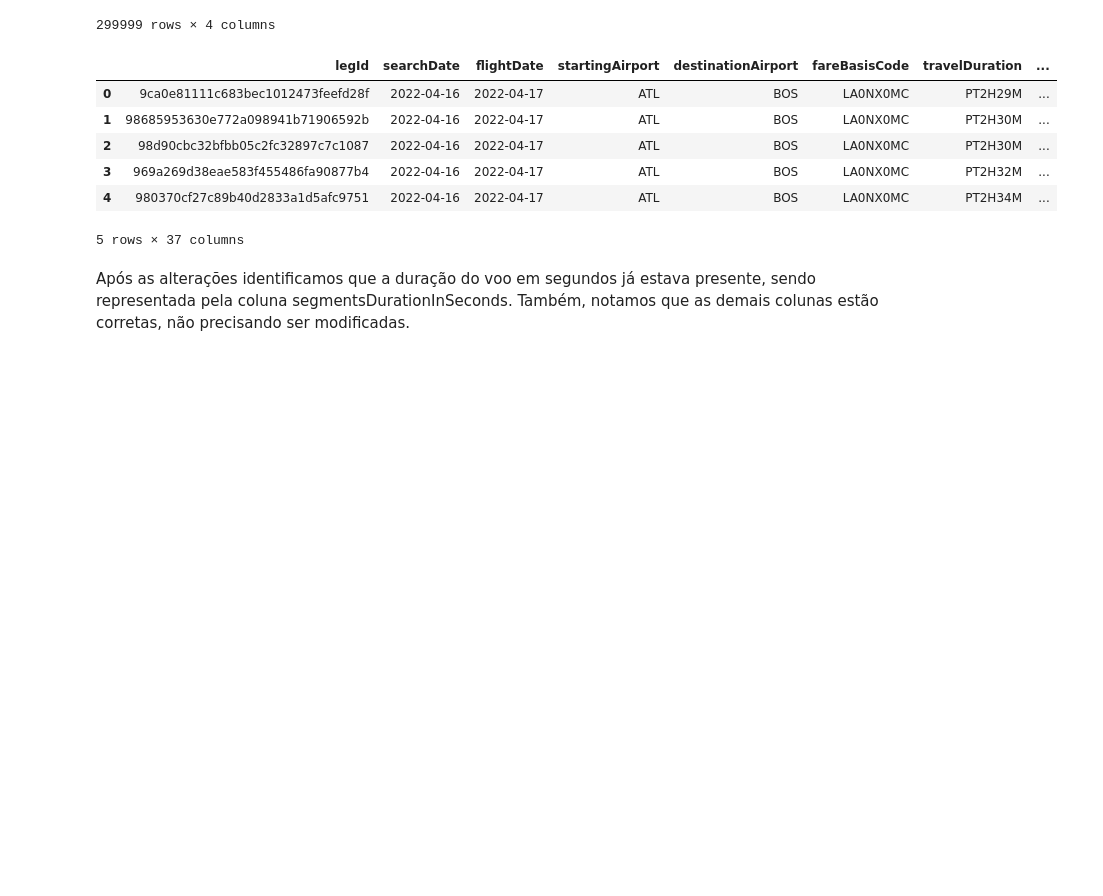
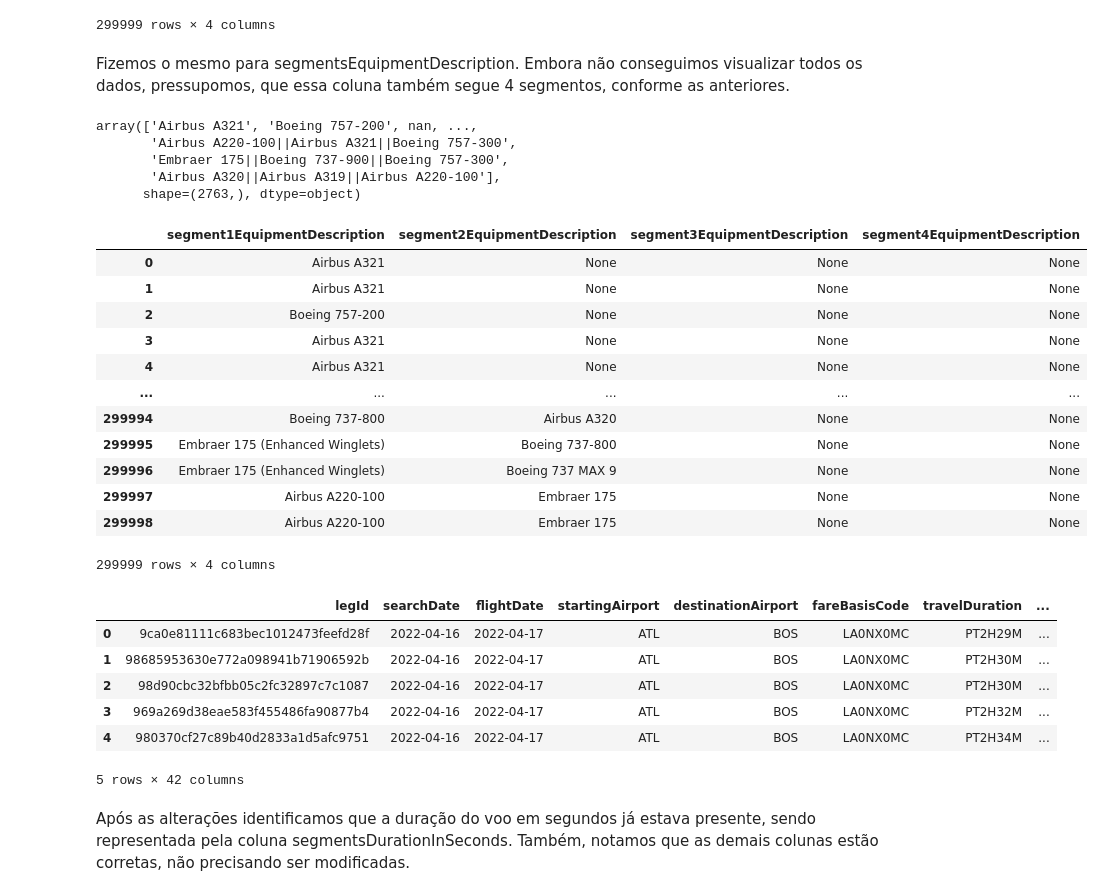
Before and after one commit to vitornuness/ads_2025_passagem_aerea, a Jupyter notebook: notebooks/1_processamento.ipynb, the cells around one changed output. Saved outputs shown, nothing was run; the diff lists cells and outputs as text; code cells hidden in the pictures; blank space fills up the shorter version.

```diff
--- a/notebooks/1_processamento.ipynb
+++ b/notebooks/1_processamento.ipynb
@@ -74,2 +76,5 @@ dtype: object
+# %%
+df['flightDate'] = pd.to_datetime(df['flightDate'])
+df['searchDate'] = pd.to_datetime(df['searchDate'])
 # %% [markdown]
 ## Alteração de valores
@@ -75,0 +83,3 @@ dtype: object
+# %%
+df['daysDifferenceBetweenSearchAndFlightDate'] =(df['flightDate'] - df['searchDate']).dt.days
+df['daysDifferenceBetweenSearchAndFlightDate']
@@ -139,6 +162,9 @@ array(['Delta', 'JetBlue Airways', 'American Airlines||American Airlines',
 # %%
 def get_segment(x, index):
     try:
+        if (not isinstance(x, str)):
+            return None
+
         return x.split('||')[index]
 
     except IndexError:
@@ -204,6 +230,37 @@ df[['segment1CabinCode', 'segment2CabinCode', 'segment3CabinCode', 'segment4Cabi
 | 299997 | coach | coach | None | None |
 | 299998 | coach | coach | None | None |
 299999 rows × 4 columns
+# %% [markdown]
+Fizemos o mesmo para segmentsEquipmentDescription. Embora não conseguimos visualizar todos os dados, pressupomos, que essa coluna também segue 4 segmentos, conforme as anteriores.
+# %%
+df['segmentsEquipmentDescription'].unique()
+# %% [output]
+array(['Airbus A321', 'Boeing 757-200', nan, ...,
+       'Airbus A220-100||Airbus A321||Boeing 757-300',
+       'Embraer 175||Boeing 737-900||Boeing 757-300',
+       'Airbus A320||Airbus A319||Airbus A220-100'],
+      shape=(2763,), dtype=object)
+# %%
+df['segment1EquipmentDescription'] = df['segmentsEquipmentDescription'].apply(lambda x: get_segment(x, 0))
+df['segment2EquipmentDescription'] = df['segmentsEquipmentDescription'].apply(lambda x: get_segment(x, 1))
+df['segment3EquipmentDescription'] = df['segmentsEquipmentDescription'].apply(lambda x: get_segment(x, 2))
+df['segment4EquipmentDescription'] = df['segmentsEquipmentDescription'].apply(lambda x: get_segment(x, 3))
+
+df[['segment1EquipmentDescription', 'segment2EquipmentDescription', 'segment3EquipmentDescription', 'segment4EquipmentDescription']]
+# %% [output]
+|  | segment1EquipmentDescription | segment2EquipmentDescription | segment3EquipmentDescription | segment4EquipmentDescription |
+| 0 | Airbus A321 | None | None | None |
+| 1 | Airbus A321 | None | None | None |
+| 2 | Boeing 757-200 | None | None | None |
+| 3 | Airbus A321 | None | None | None |
+| 4 | Airbus A321 | None | None | None |
+| ... | ... | ... | ... | ... |
+| 299994 | Boeing 737-800 | Airbus A320 | None | None |
+| 299995 | Embraer 175 (Enhanced Winglets) | Boeing 737-800 | None | None |
+| 299996 | Embraer 175 (Enhanced Winglets) | Boeing 737 MAX 9 | None | None |
+| 299997 | Airbus A220-100 | Embraer 175 | None | None |
+| 299998 | Airbus A220-100 | Embraer 175 | None | None |
+299999 rows × 4 columns
 # %%
 df.head()
 # %% [output]
@@ -213,7 +270,7 @@ df.head()
 | 2 | 98d90cbc32bfbb05c2fc32897c7c1087 | 2022-04-16 | 2022-04-17 | ATL | BOS | LA0NX0MC | PT2H30M | ... |
 | 3 | 969a269d38eae583f455486fa90877b4 | 2022-04-16 | 2022-04-17 | ATL | BOS | LA0NX0MC | PT2H32M | ... |
 | 4 | 980370cf27c89b40d2833a1d5afc9751 | 2022-04-16 | 2022-04-17 | ATL | BOS | LA0NX0MC | PT2H34M | ... |
-5 rows × 37 columns
+5 rows × 42 columns
 # %% [markdown]
 Após as alterações identificamos que a duração do voo em segundos já estava presente, sendo representada pela coluna segmentsDurationInSeconds. Também, notamos que as demais colunas estão corretas, não precisando ser modificadas.
 # %% [markdown]
```
Also changed, not shown: parts of 6 cells of this notebook, 4 other files.
